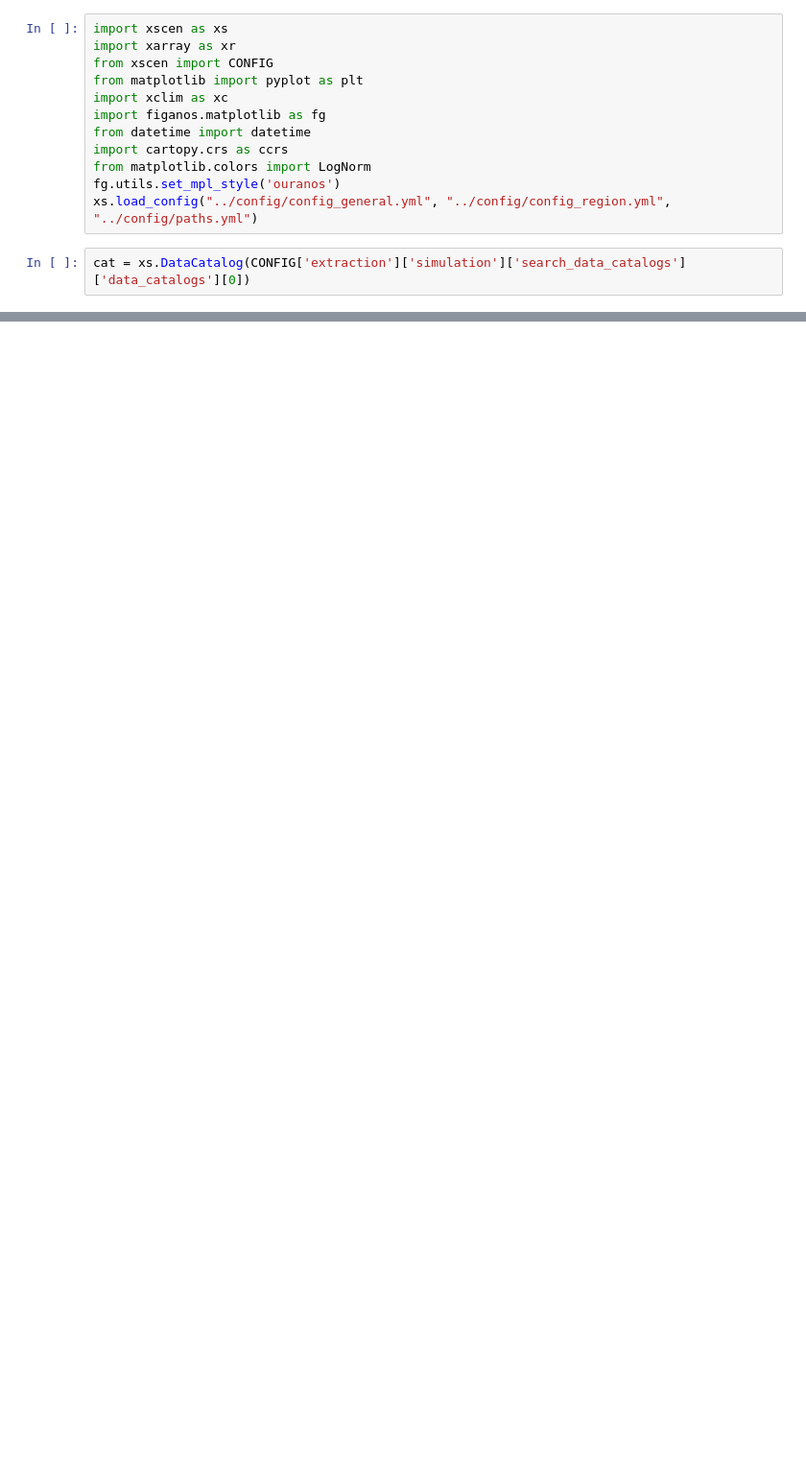
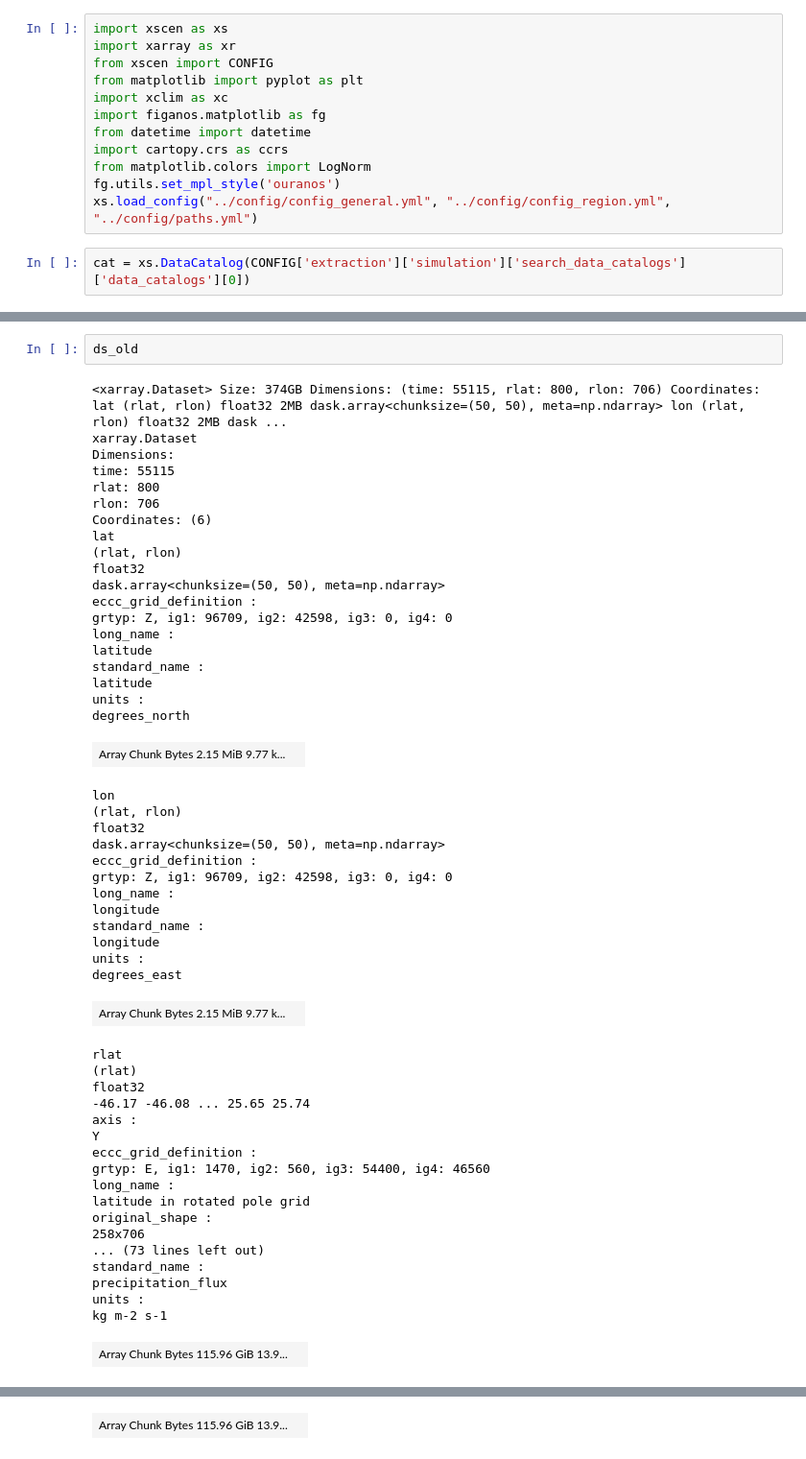
Before and after one commit to Ouranosinc/ESPO-G, a Jupyter notebook: notebooks/ESPO-R.ipynb, the cells around one changed output, grey strips where cells are left out. Shown at 96% size. Saved outputs shown, nothing was run; the diff lists cells and outputs as text; blank space fills up the shorter version.

```diff
--- a/notebooks/ESPO-R.ipynb
+++ b/notebooks/ESPO-R.ipynb
@@ -109,0 +308,54 @@ ax.set_title("LOESS loessf33n1d0tri ")
+# %%
+ds_old
+# %% [output]
+<xarray.Dataset> Size: 374GB Dimensions: (time: 55115, rlat: 800, rlon: 706) Coordinates: lat (rlat, rlon) float32 2MB dask.array<chunksize=(50, 50), meta=np.ndarray> lon (rlat, rlon) float32 2MB dask ...
+xarray.Dataset
+Dimensions:
+time: 55115
+rlat: 800
+rlon: 706
+Coordinates: (6)
+lat
+(rlat, rlon)
+float32
+dask.array<chunksize=(50, 50), meta=np.ndarray>
+eccc_grid_definition :
+grtyp: Z, ig1: 96709, ig2: 42598, ig3: 0, ig4: 0
+long_name :
+latitude
+standard_name :
+latitude
+units :
+degrees_north
+| Array Chunk Bytes 2.15 MiB 9.77 k... |  |
+lon
+(rlat, rlon)
+float32
+dask.array<chunksize=(50, 50), meta=np.ndarray>
+eccc_grid_definition :
+grtyp: Z, ig1: 96709, ig2: 42598, ig3: 0, ig4: 0
+long_name :
+longitude
+standard_name :
+longitude
+units :
+degrees_east
+| Array Chunk Bytes 2.15 MiB 9.77 k... |  |
+rlat
+(rlat)
+float32
+-46.17 -46.08 ... 25.65 25.74
+axis :
+Y
+eccc_grid_definition :
+grtyp: E, ig1: 1470, ig2: 560, ig3: 54400, ig4: 46560
+long_name :
+latitude in rotated pole grid
+original_shape :
+258x706
+... (73 lines left out)
+standard_name :
+precipitation_flux
+units :
+kg m-2 s-1
+| Array Chunk Bytes 115.96 GiB 13.9... |  |
@@ -109,0 +382 @@ ax.set_title("LOESS loessf33n1d0tri ")
+| Array Chunk Bytes 115.96 GiB 13.9... |  |
```
Also changed, not shown: parts of 14 cells of this notebook, 8 other files.
